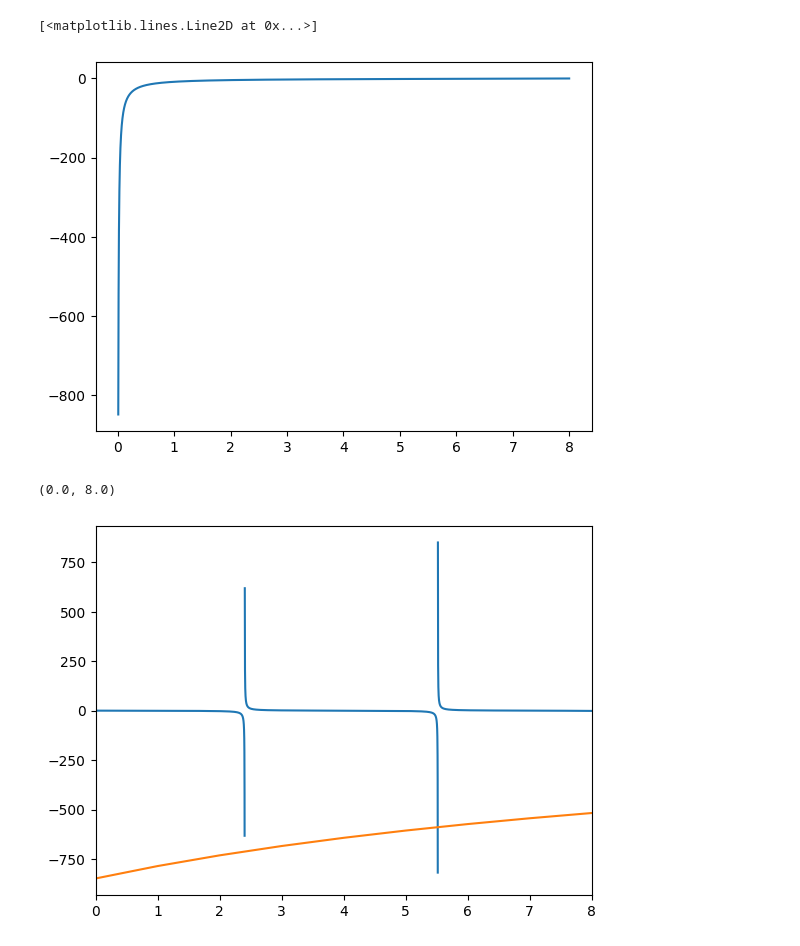
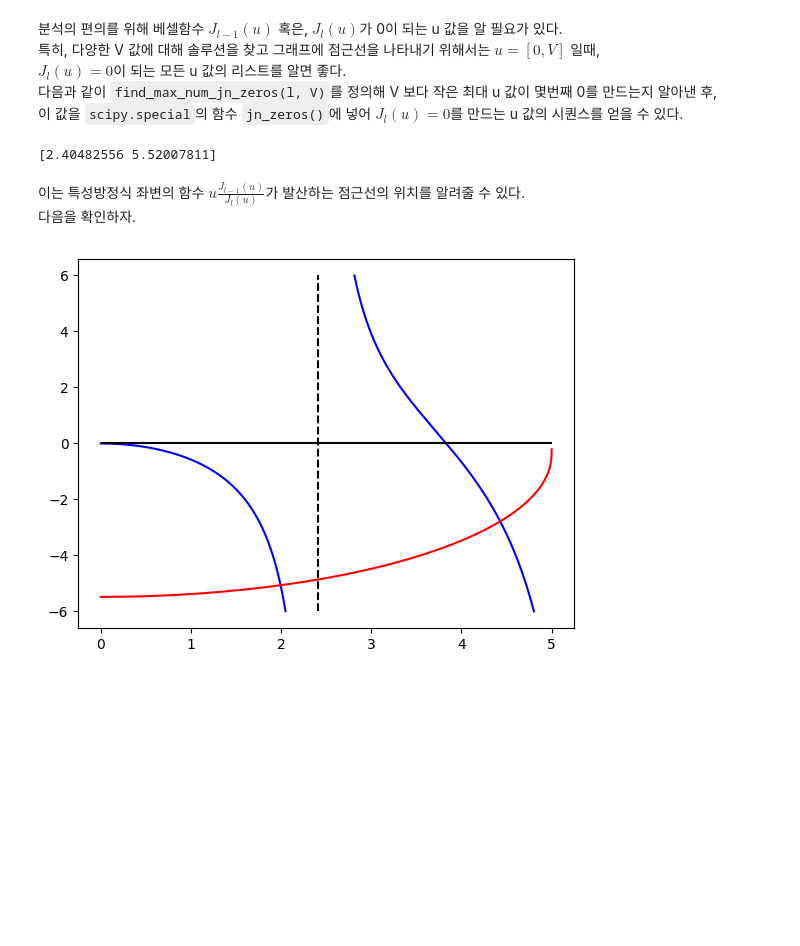
Before and after one commit to jkkow/fmdtool, a Jupyter notebook: draft/solving_eigenvalue_eq.ipynb, the cells around one changed output. Drawn from its saved outputs; the diff is of its cells as text; code cells hidden in the pictures; blank space fills up the shorter version.

```diff
--- a/draft/solving_eigenvalue_eq.ipynb
+++ b/draft/solving_eigenvalue_eq.ipynb
@@ -32,6 +35,0 @@ print(root)
-# %%
-u = linspace(0.01, V, 10000)
-lhs = eq_left_side(V, l)(u)
-plot_limit = 1000
-mlhs = where(abs(lhs) < plot_limit, lhs, None)
-plt.plot(u, mlhs)
@@ -41,14 +36,47 @@ plt.plot(u, mlhs)
-# %%
-rhs = eq_right_side(V, l)
-rhs = rhs(u)
-mrhs = where(abs(rhs) < plot_limit, rhs, None)
-plt.plot(u, mrhs)
-# %% [output]
-[<matplotlib.lines.Line2D at 0x...>]
-[figure, removed]
-# %%
-plt.plot(u, mlhs, mrhs)
-plt.xlim(0, 8)
-# %% [output]
-(0.0, 8.0)
-[figure, removed]
+# %% [markdown]
+분석의 편의를 위해 베셀함수 $J_{l-1}(u)$ 혹은, $J_{l}(u)$가 0이 되는 u 값을 알 필요가 있다.
+특히, 다양한 V 값에 대해 솔루션을 찾고 그래프에 점근선을 나타내기 위해서는 $u = [0, V]$ 일때,
+$J_{l}(u) = 0$이 되는 모든 u 값의 리스트를 알면 좋다.
+다음과 같이 `find_max_num_jn_zeros(l, V)`를 정의해 V 보다 작은 최대 u 값이 몇번째 0를 만드는지 알아낸 후,
+이 값을 `scipy.special`의 함수 `jn_zeros()`에 넣어 $J_{l}(u) = 0$를 만드는 u 값의 시퀀스를 얻을 수 있다.
+# %%
+V = 7
+l = 0
+def find_max_num_jn_zeors(l, V):
+    start = 1
+    while jn_zeros(l, start)[-1] < V:
+        start += 1
+        max_num = start
+    return max_num - 1
+
+max_num = find_max_num_jn_zeors(l, V)
+print(jn_zeros(l, max_num))
+# %% [output]
+[2.40482556 5.52007811]
+# %% [markdown]
+이는 특성방정식 좌변의 함수 $u \frac{J_{l-1}(u)}{J_{l}(u)}$가 발산하는 점근선의 위치를 알려줄 수 있다.
+다음을 확인하자.
+# %%
+def plot_left_right_eq(V, l):
+    u = np.linspace(0.00001, V-0.00001, int(V*1000))
+    lhs = eigeq_left(V, l)
+    lhs = lhs(u)
+    rhs = eigeq_right(V, l)
+    rhs = rhs(u)
+
+    plot_limit = 1.2*V
+    mlhs = np.where(abs(lhs) >= plot_limit, None, lhs)
+    mrhs = np.where(abs(rhs) >= plot_limit, None, rhs)
+
+    plt.plot(u, mlhs, color='blue') # plot left-side of eigen-value eq.
+    plt.plot(u, mrhs, color='red')  # plot right-side of eigen-value eq.
+    plt.hlines(y=0, xmin=0, xmax=V, colors='k')
+    max_num = find_max_num_jn_zeors(l, V)
+    aymtotic_vertical_lines = jn_zeros(l, max_num)
+
+    for n in aymtotic_vertical_lines:
+        plt.vlines(x=n, ymin=-plot_limit, ymax=plot_limit, linestyles='dashed', colors='k')
+
+plot_left_right_eq(V=5, l=0)
+# %% [output]
+[figure, added]
```
Also changed, not shown: parts of 12 cells of this notebook.
